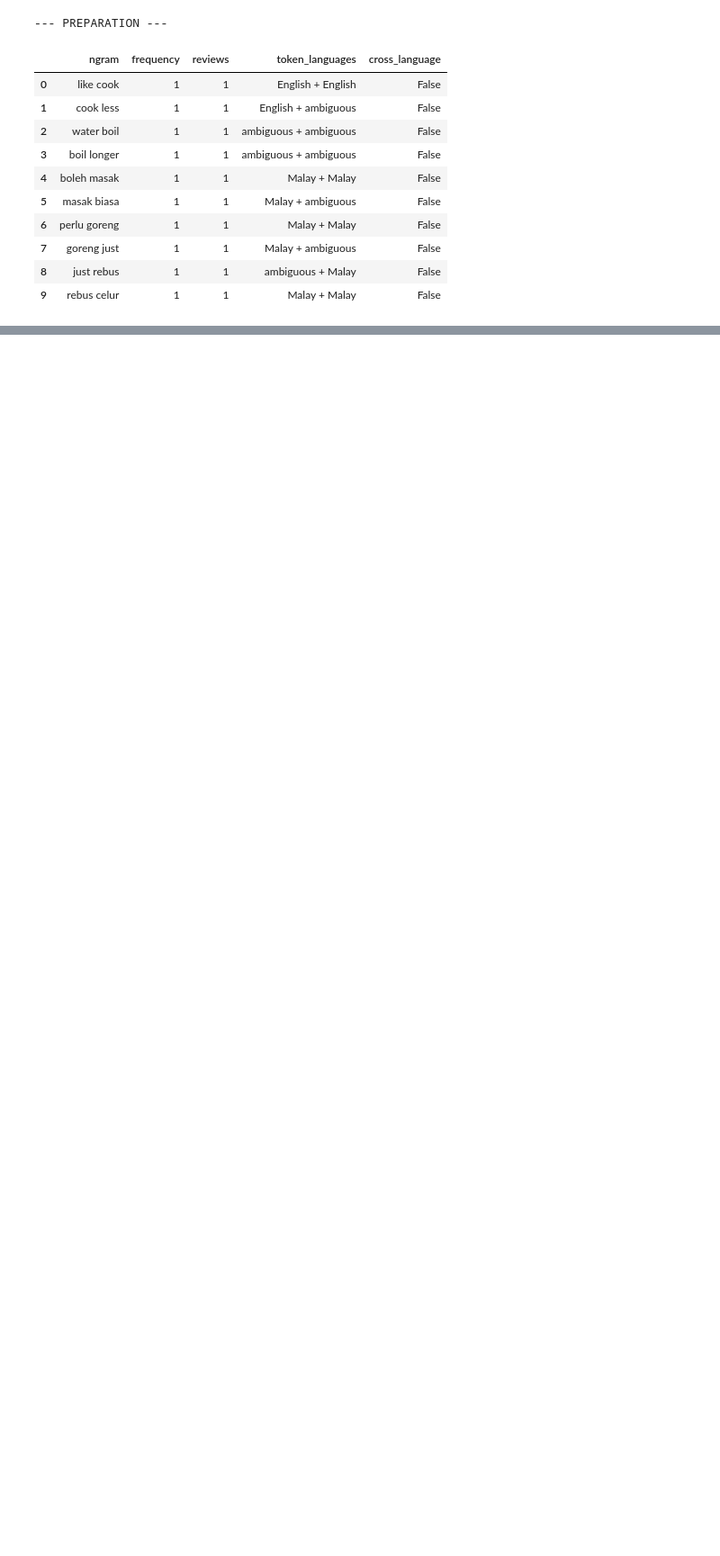
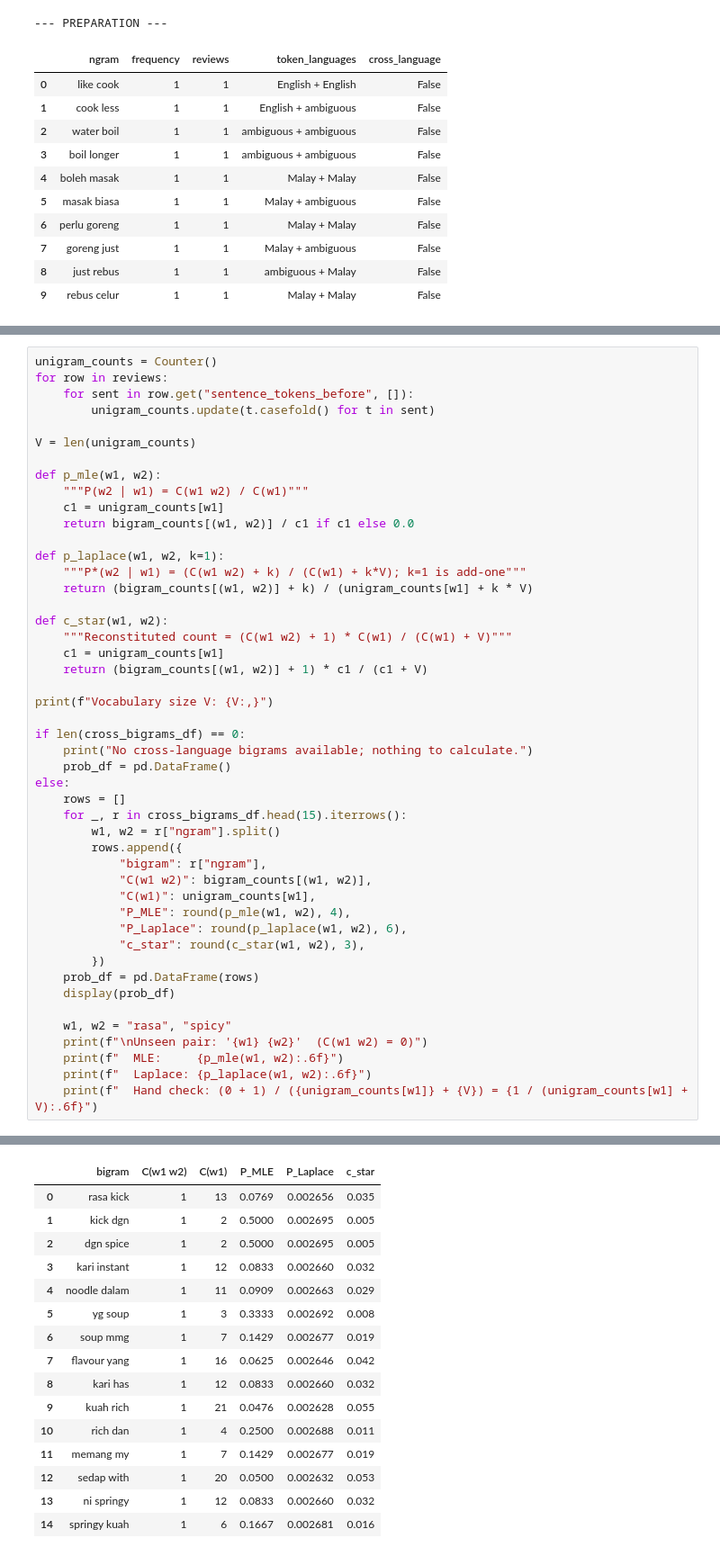
Before and after one commit to tanchinqian/CPC353-Assignment-1, a Jupyter notebook: ngram_analysis.ipynb, the cells around one changed output, grey strips where cells are left out. Shown at 90% size. Saved outputs shown, nothing was run; the diff lists cells and outputs as text; blank space fills up the shorter version.

```diff
--- a/ngram_analysis.ipynb
+++ b/ngram_analysis.ipynb
@@ -634,0 +653,48 @@ ATTRIBUTE-RELATED BIGRAMS (filtered, sorted by frequency)
+# %%
+unigram_counts = Counter()
+for row in reviews:
+    for sent in row.get("sentence_tokens_before", []):
+        unigram_counts.update(t.casefold() for t in sent)
+
+V = len(unigram_counts)
+
+def p_mle(w1, w2):
+    """P(w2 | w1) = C(w1 w2) / C(w1)"""
+    c1 = unigram_counts[w1]
+    return bigram_counts[(w1, w2)] / c1 if c1 else 0.0
+
+def p_laplace(w1, w2, k=1):
+    """P*(w2 | w1) = (C(w1 w2) + k) / (C(w1) + k*V); k=1 is add-one"""
+    return (bigram_counts[(w1, w2)] + k) / (unigram_counts[w1] + k * V)
+
+def c_star(w1, w2):
+    """Reconstituted count = (C(w1 w2) + 1) * C(w1) / (C(w1) + V)"""
+    c1 = unigram_counts[w1]
+    return (bigram_counts[(w1, w2)] + 1) * c1 / (c1 + V)
+
+print(f"Vocabulary size V: {V:,}")
+
+if len(cross_bigrams_df) == 0:
+    print("No cross-language bigrams available; nothing to calculate.")
+    prob_df = pd.DataFrame()
+else:
+    rows = []
+    for _, r in cross_bigrams_df.head(15).iterrows():
+        w1, w2 = r["ngram"].split()
+        rows.append({
+            "bigram": r["ngram"],
+            "C(w1 w2)": bigram_counts[(w1, w2)],
+            "C(w1)": unigram_counts[w1],
+            "P_MLE": round(p_mle(w1, w2), 4),
+            "P_Laplace": round(p_laplace(w1, w2), 6),
+            "c_star": round(c_star(w1, w2), 3),
+        })
+    prob_df = pd.DataFrame(rows)
+    display(prob_df)
+
+    w1, w2 = "rasa", "spicy"
+    print(f"\nUnseen pair: '{w1} {w2}'  (C(w1 w2) = 0)")
+    print(f"  MLE:     {p_mle(w1, w2):.6f}")
+    print(f"  Laplace: {p_laplace(w1, w2):.6f}")
+    print(f"  Hand check: (0 + 1) / ({unigram_counts[w1]} + {V}) = {1 / (unigram_counts[w1] + V):.6f}")
+# %% [output]
@@ -634,0 +702,16 @@ ATTRIBUTE-RELATED BIGRAMS (filtered, sorted by frequency)
+|  | bigram | C(w1 w2) | C(w1) | P_MLE | P_Laplace | c_star |
+| 0 | rasa kick | 1 | 13 | 0.0769 | 0.002656 | 0.035 |
+| 1 | kick dgn | 1 | 2 | 0.5000 | 0.002695 | 0.005 |
+| 2 | dgn spice | 1 | 2 | 0.5000 | 0.002695 | 0.005 |
+| 3 | kari instant | 1 | 12 | 0.0833 | 0.002660 | 0.032 |
+| 4 | noodle dalam | 1 | 11 | 0.0909 | 0.002663 | 0.029 |
+| 5 | yg soup | 1 | 3 | 0.3333 | 0.002692 | 0.008 |
+| 6 | soup mmg | 1 | 7 | 0.1429 | 0.002677 | 0.019 |
+| 7 | flavour yang | 1 | 16 | 0.0625 | 0.002646 | 0.042 |
+| 8 | kari has | 1 | 12 | 0.0833 | 0.002660 | 0.032 |
+| 9 | kuah rich | 1 | 21 | 0.0476 | 0.002628 | 0.055 |
+| 10 | rich dan | 1 | 4 | 0.2500 | 0.002688 | 0.011 |
+| 11 | memang my | 1 | 7 | 0.1429 | 0.002677 | 0.019 |
+| 12 | sedap with | 1 | 20 | 0.0500 | 0.002632 | 0.053 |
+| 13 | ni springy | 1 | 12 | 0.0833 | 0.002660 | 0.032 |
+| 14 | springy kuah | 1 | 6 | 0.1667 | 0.002681 | 0.016 |
```
Also changed, not shown: parts of 8 cells of this notebook.
